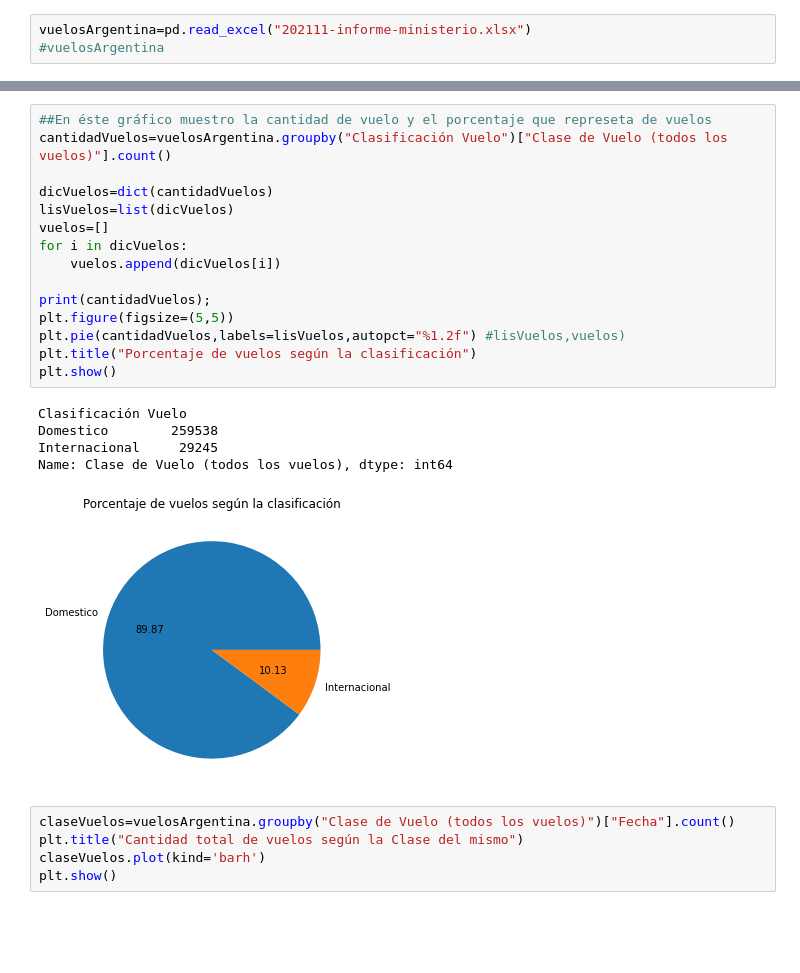
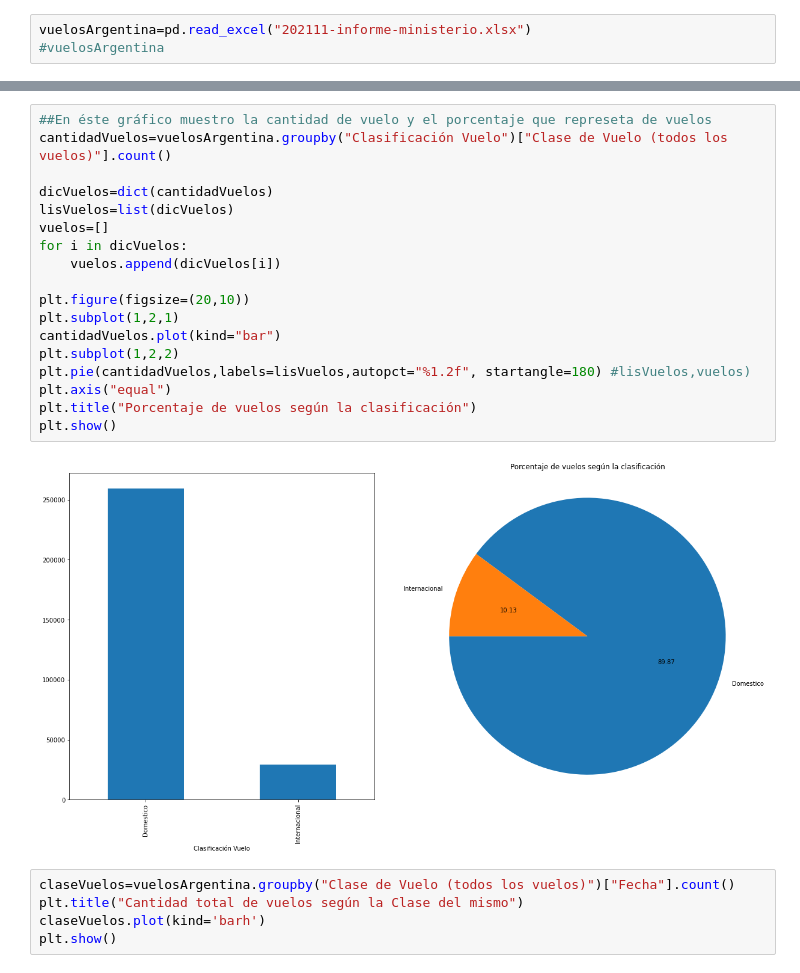
Before and after one commit to LeandroVazquez/vuelosArgentina, a Jupyter notebook: VuelosArgentina.ipynb, the cells around one changed output, grey strips where cells are left out. Drawn from its saved outputs; the diff is of its cells as text; blank space fills up the shorter version.

```diff
--- a/VuelosArgentina.ipynb
+++ b/VuelosArgentina.ipynb
@@ -25,24 +25,23 @@ plt.show()
 # %%
 ##En éste gráfico muestro la cantidad de vuelo y el porcentaje que represeta de vuelos
 cantidadVuelos=vuelosArgentina.groupby("Clasificación Vuelo")["Clase de Vuelo (todos los vuelos)"].count()
 
 dicVuelos=dict(cantidadVuelos)
 lisVuelos=list(dicVuelos)
 vuelos=[]
 for i in dicVuelos:
     vuelos.append(dicVuelos[i])
 
-print(cantidadVuelos);
-plt.figure(figsize=(5,5))
-plt.pie(cantidadVuelos,labels=lisVuelos,autopct="%1.2f") #lisVuelos,vuelos)
+plt.figure(figsize=(20,10))
+plt.subplot(1,2,1)
+cantidadVuelos.plot(kind="bar")
+plt.subplot(1,2,2)
+plt.pie(cantidadVuelos,labels=lisVuelos,autopct="%1.2f", startangle=180) #lisVuelos,vuelos)
+plt.axis("equal")
 plt.title("Porcentaje de vuelos según la clasificación")
 plt.show()
 # %% [output]
-Clasificación Vuelo
-Domestico        259538
-Internacional     29245
-Name: Clase de Vuelo (todos los vuelos), dtype: int64
-[figure, old version]
+[figure, new version]
 # %%
 claseVuelos=vuelosArgentina.groupby("Clase de Vuelo (todos los vuelos)")["Fecha"].count()
 plt.title("Cantidad total de vuelos según la Clase del mismo")
```
Also changed, not shown: parts of 7 cells of this notebook.
